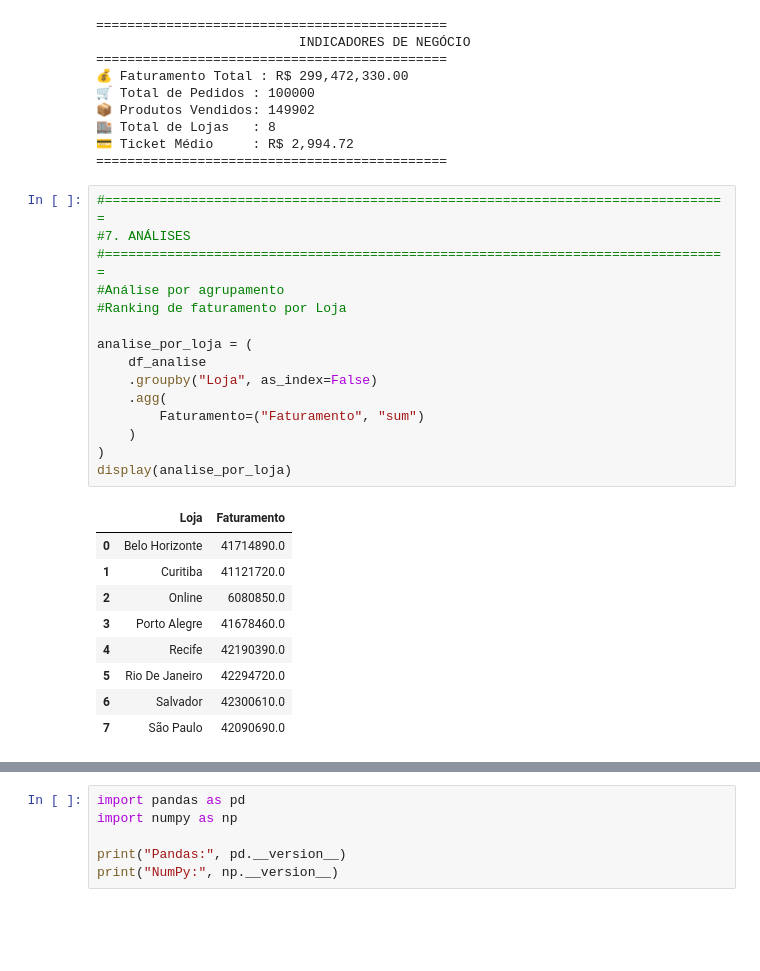
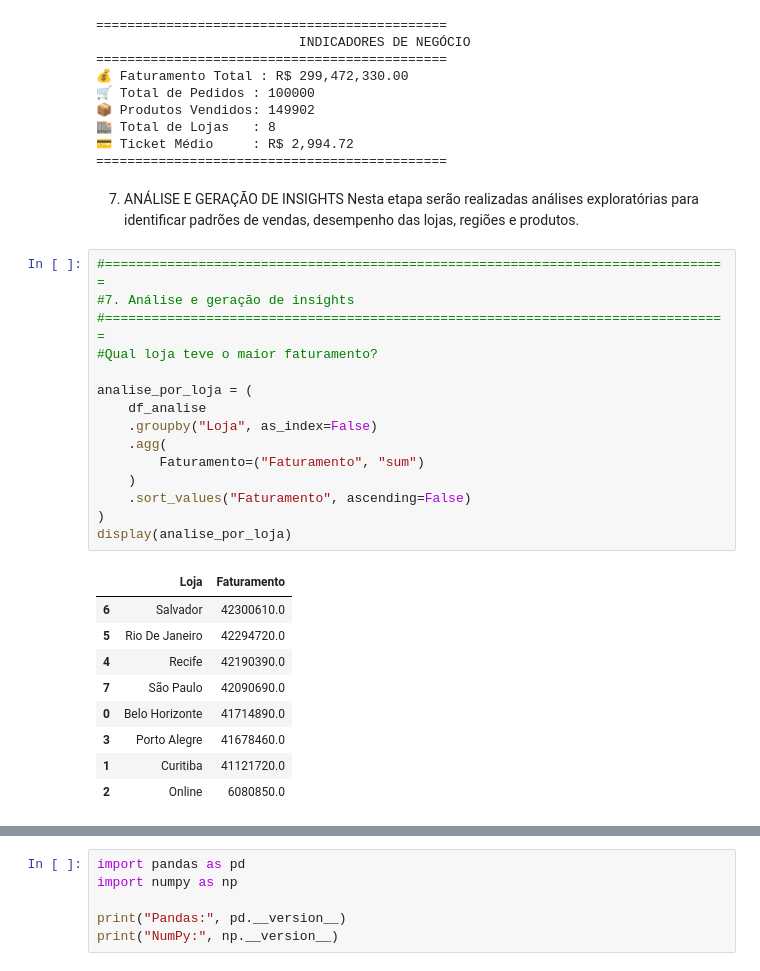
Before and after one commit to bruna-anjos/projeto-hashtag-analise-dados, a Jupyter notebook: pandas_supremo.ipynb, the cells around one changed output, grey strips where cells are left out. Cells and saved outputs as stored; diff of their text form; blank space fills up the shorter version.

Commit message:
feat: adiciona limpeza, transformação e análise exploratória de dados

```diff
--- a/pandas_supremo.ipynb
+++ b/pandas_supremo.ipynb
@@ -287,28 +287,32 @@ print("=" * 45)
 🏬 Total de Lojas   : 8
 💳 Ticket Médio     : R$ 2,994.72
 =============================================
+# %% [markdown]
+7. ANÁLISE E GERAÇÃO DE INSIGHTS
+Nesta etapa serão realizadas análises exploratórias para identificar padrões de vendas,
+desempenho das lojas, regiões e produtos.
 # %%
 #================================================================================
-#7. ANÁLISES
+#7. Análise e geração de insights
 #================================================================================
-#Análise por agrupamento
-#Ranking de faturamento por Loja
+#Qual loja teve o maior faturamento?
 
 analise_por_loja = (
     df_analise
     .groupby("Loja", as_index=False)
     .agg(
         Faturamento=("Faturamento", "sum")
     )
+    .sort_values("Faturamento", ascending=False)
 )
 display(analise_por_loja)
 # %% [output]
 |  | Loja | Faturamento |
+| 6 | Salvador | 42300610.0 |
+| 5 | Rio De Janeiro | 42294720.0 |
+| 4 | Recife | 42190390.0 |
+| 7 | São Paulo | 42090690.0 |
 | 0 | Belo Horizonte | 41714890.0 |
+| 3 | Porto Alegre | 41678460.0 |
 | 1 | Curitiba | 41121720.0 |
 | 2 | Online | 6080850.0 |
-| 3 | Porto Alegre | 41678460.0 |
-| 4 | Recife | 42190390.0 |
-| 5 | Rio De Janeiro | 42294720.0 |
-| 6 | Salvador | 42300610.0 |
-| 7 | São Paulo | 42090690.0 |
```
Also changed, not shown: parts of 5 cells of this notebook.
